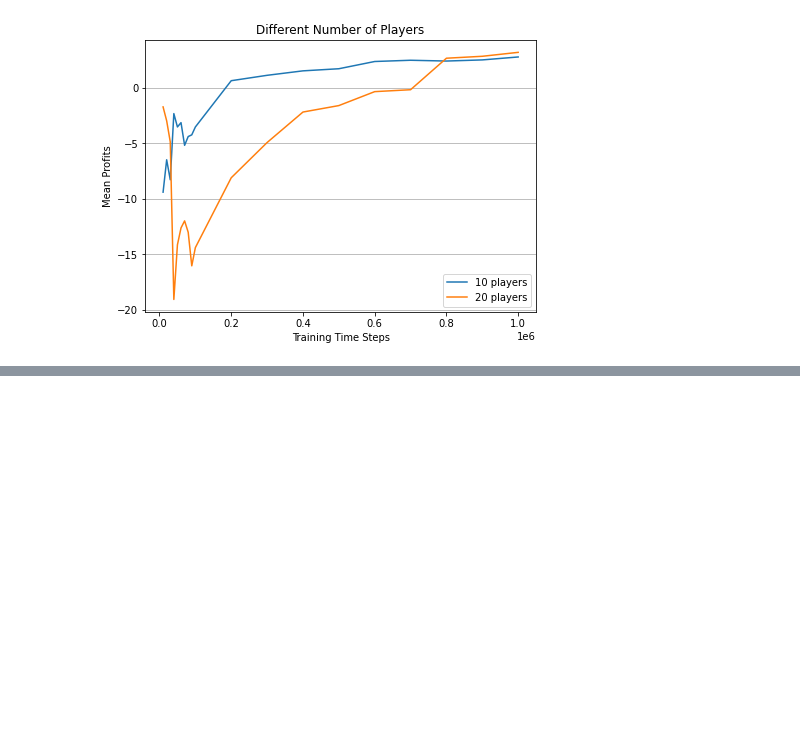
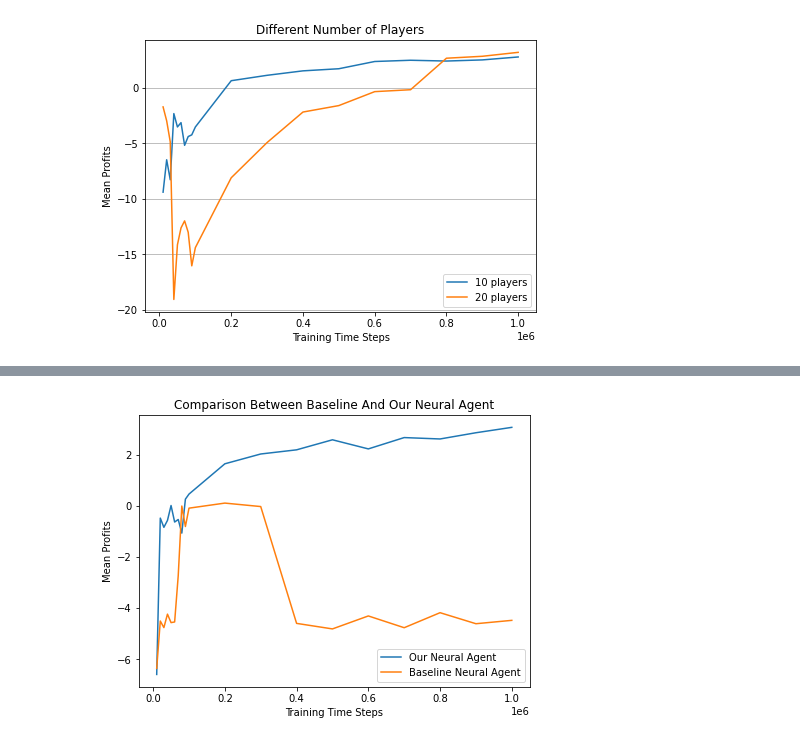
Before and after one commit to dashends/CMSC828M-Trading-Game, a Jupyter notebook: plot_experiment_results.ipynb, the cells around one changed output, grey strips where cells are left out. Saved outputs shown, nothing was run; the diff lists cells and outputs as text; code cells hidden in the pictures; blank space fills up the shorter version.

Commit message:
add overall comparison

```diff
--- a/plot_experiment_results.ipynb
+++ b/plot_experiment_results.ipynb
@@ -793,3 +793,8 @@ plot_cards(time_steps, name_to_scores, "Different Number of Players",
                   std=False, std_interval=False)
 # %% [output]
 [figure]
+# %%
+with open("name_to_scores_net_archs", 'rb') as f:
+    name_to_scores_net_arch = pickle.load(f)
+# %%
+name_to_scores["ours"] = name_to_scores_net_arch[('Relu', 64, 3)]
@@ -795,0 +844,45 @@ plot_cards(time_steps, name_to_scores, "Different Number of Players",
+# %%
+with open("name_to_scores_baseline", 'wb') as f:
+    pickle.dump(name_to_scores, f)
+# %%
+with open("name_to_scores_baseline", 'rb') as f:
+    name_to_scores = pickle.load(f)
+# %%
+def plot_baseline(xs, name_to_scores, title, std=False, std_interval=False):
+    colors = cm.rainbow(np.linspace(0, 1, len(name_to_scores.keys())))
+
+    if std:
+        plt.ylabel("Standard Deviation Profits")
+    else:
+        plt.ylabel("Mean Profits")
+
+    for name, c in zip(name_to_scores.keys(), colors):
+        if std:
+            scores = name_to_scores[name][1]
+        else:
+            scores = name_to_scores[name][0]
+        plt.plot(xs, scores, label="Baseline Neural Agent" if name=="default" else "Our Neural Agent",
+                     linestyle="-") # print mean rewards
+
+        if std_interval == True:
+            stds = name_to_scores[name][1]
+            plt.fill_between(xs, [score + std for score, std in zip(scores, stds)],
+                             [score - std for score, std in zip(scores, stds)], facecolor=c, alpha=0.1)
+            plt.ylabel("Mean Profits With Standard Deviation Interval")
+
+    plt.legend(loc="lower right")
+    plt.title(title)
+    plt.xlabel("Training Time Steps")
+#     plt.xscale('log')
+
+    fig = plt.gcf()
+    fig.set_size_inches(7, 5)
+    # fig.savefig('test2png.png', dpi=100)
+
+    plt.show()
+
+
+plot_baseline(time_steps, name_to_scores, "Comparison Between Baseline And Our Neural Agent",
+                  std=False, std_interval=False)
+# %% [output]
+[figure, added]
```
Also changed, not shown: parts of 1 cell of this notebook, 3 other files.
